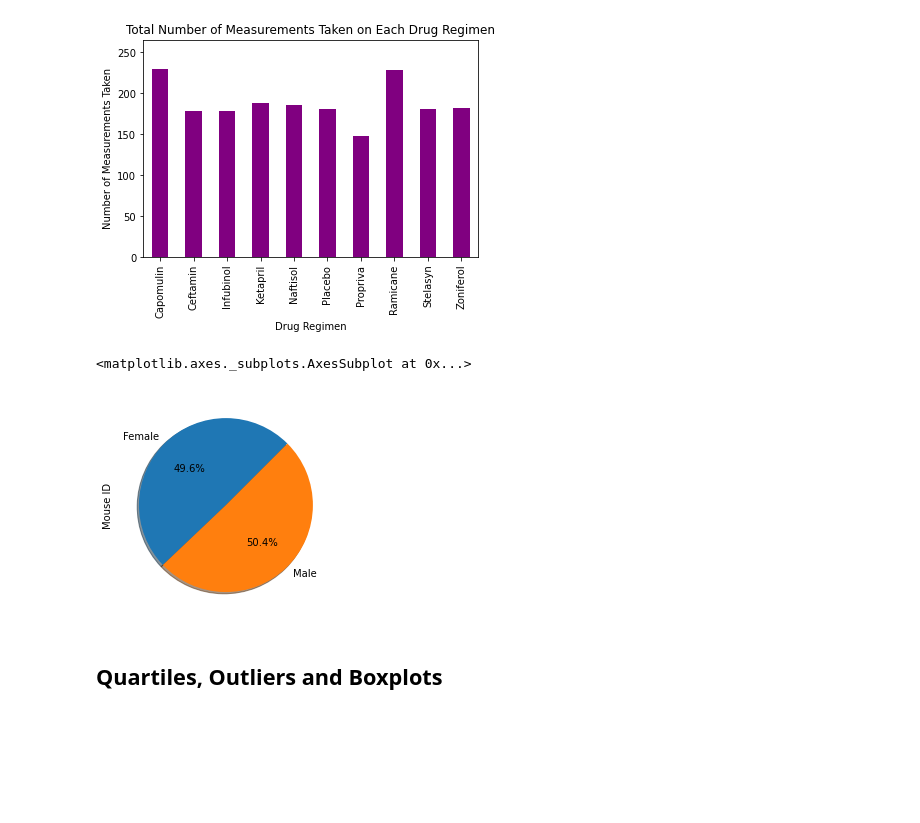
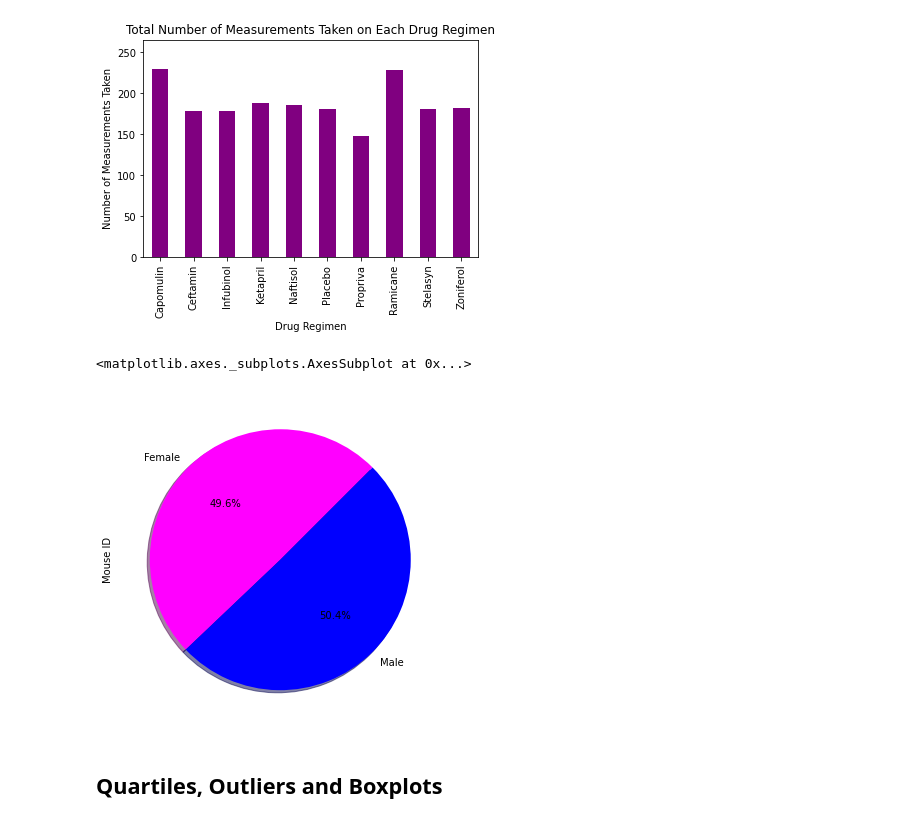
Before and after one commit to JRandle23/Matplotlib-Challenge, a Jupyter notebook: Pymaceuticals/pymaceuticals_starter.ipynb, the cells around one changed output. Saved outputs shown, nothing was run; the diff lists cells and outputs as text; code cells hidden in the pictures; blank space fills up the shorter version.

```diff
--- a/Pymaceuticals/pymaceuticals_starter.ipynb
+++ b/Pymaceuticals/pymaceuticals_starter.ipynb
@@ -161,13 +161,13 @@ plt.show()
 # %%
 # Generate a pie plot showing the distribution of female versus male mice using pandas
 gender_grouped = merged_clean.groupby("Sex")["Mouse ID"]
 gender_count = gender_grouped.nunique()
 
-gender_pie = gender_count.plot(kind="pie", shadow=True, startangle=45, autopct="%1.1f%%")
+gender_pie = gender_count.plot(kind="pie", shadow=True, startangle=45, autopct="%1.1f%%", figsize=(6,6), colors=["magenta", "blue"])
 gender_pie
 # %% [output]
 <matplotlib.axes._subplots.AxesSubplot at 0x...>
-[figure, old version]
+[figure, new version]
 # %%
 # Generate a pie plot showing the distribution of female versus male mice using pyplot
 # %% [markdown]
```
Also changed, not shown: parts of 2 cells of this notebook.
